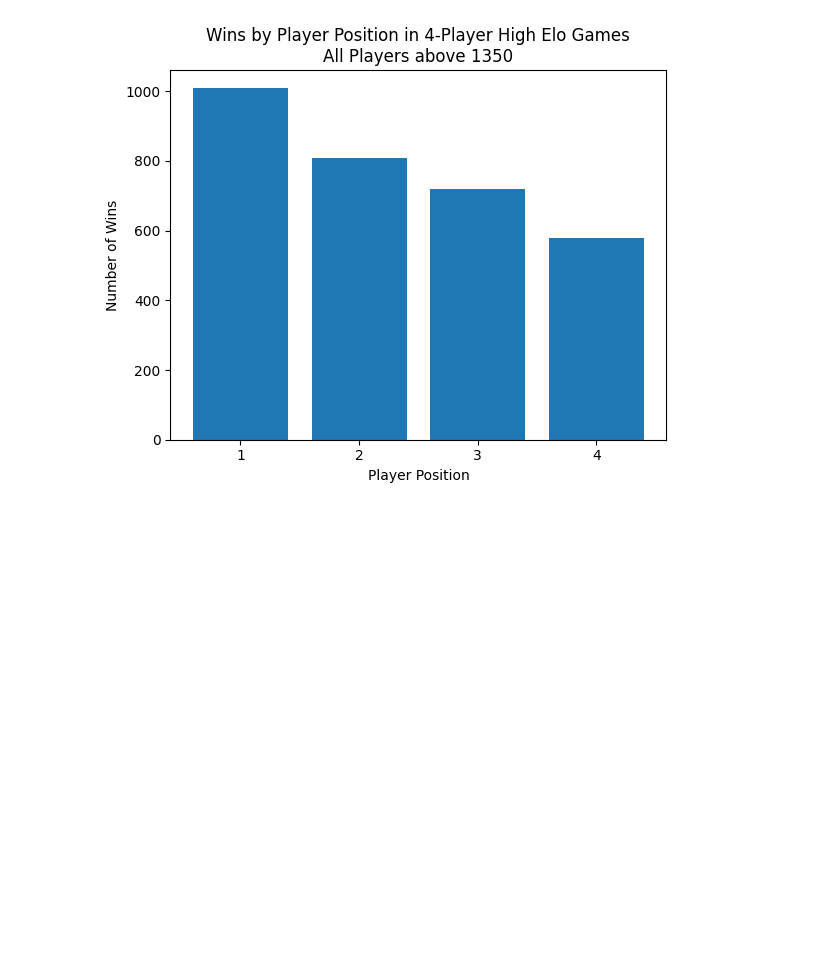
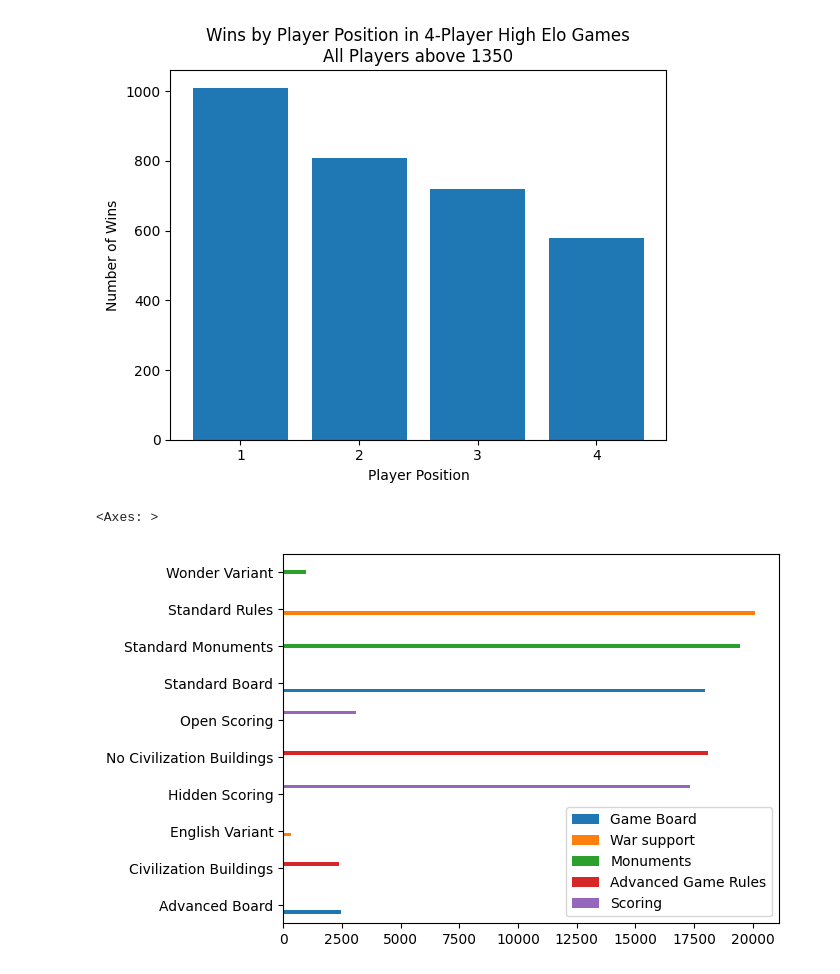
Before and after one commit to utecht/bga_te_stats, a Jupyter notebook: notebook/player_advantage.ipynb, the cells around one changed output. Saved outputs shown, nothing was run; the diff lists cells and outputs as text; code cells hidden in the pictures; blank space fills up the shorter version.

Commit message:
more charts

```diff
--- a/notebook/player_advantage.ipynb
+++ b/notebook/player_advantage.ipynb
@@ -56,3 +72,10 @@ print_winning_percentages(medium_elo_four, "4-Player High Elo Games\nAll Players
 # %% [output]
 There are 3220 high ELO 4-player games in the dataset out of 20439 total games
 [figure]
+# %%
+game_options = pd.json_normalize(games_df['options'])
+game_options.drop(columns=["Game speed", "Time allotted to each player", "Playing hours", "Game mode"], inplace=True)
+game_options.apply(pd.Series.value_counts).plot.barh(rot=0)
+# %% [output]
+<Axes: >
+[figure, added]
```
Also changed, not shown: parts of 10 cells of this notebook.
